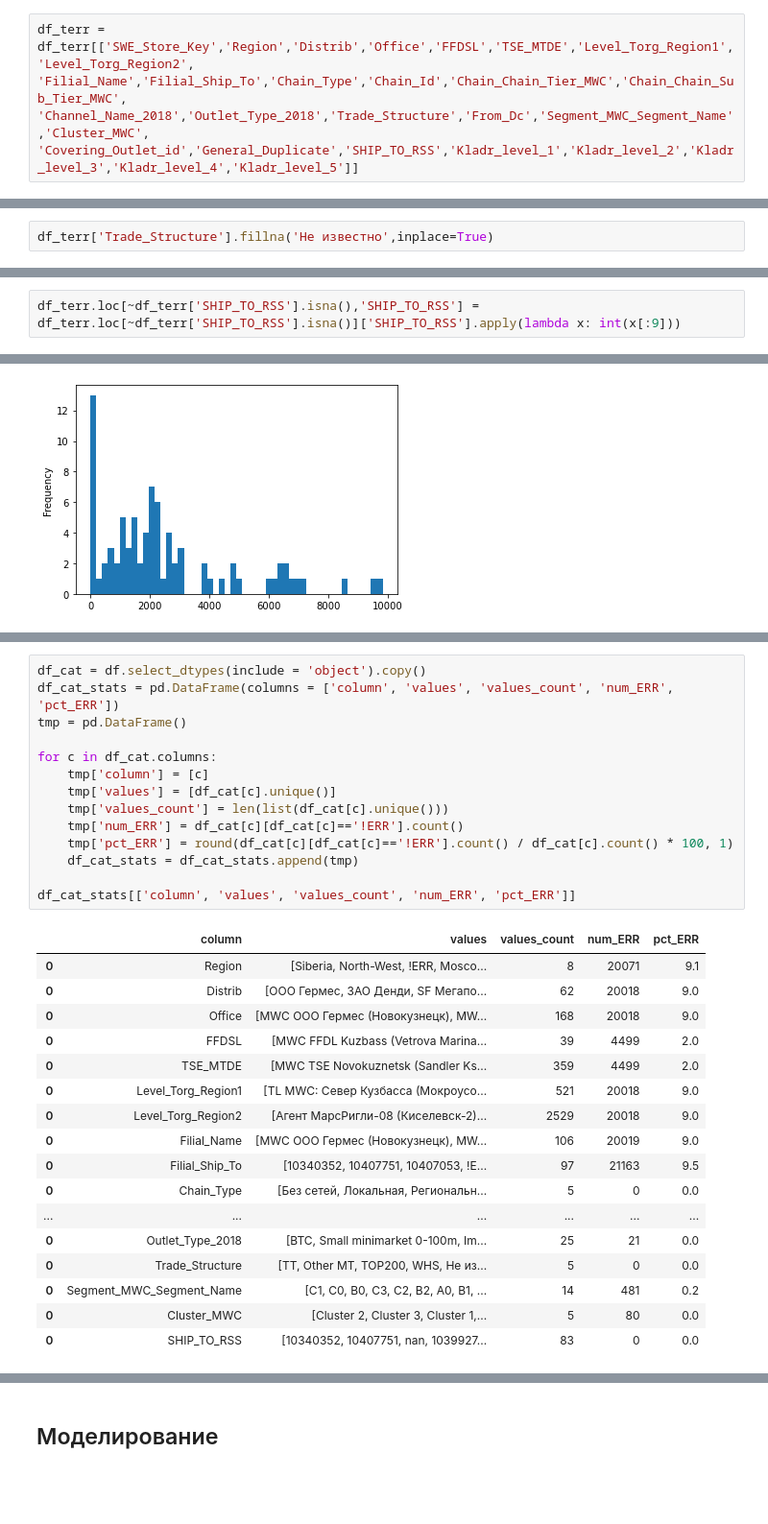
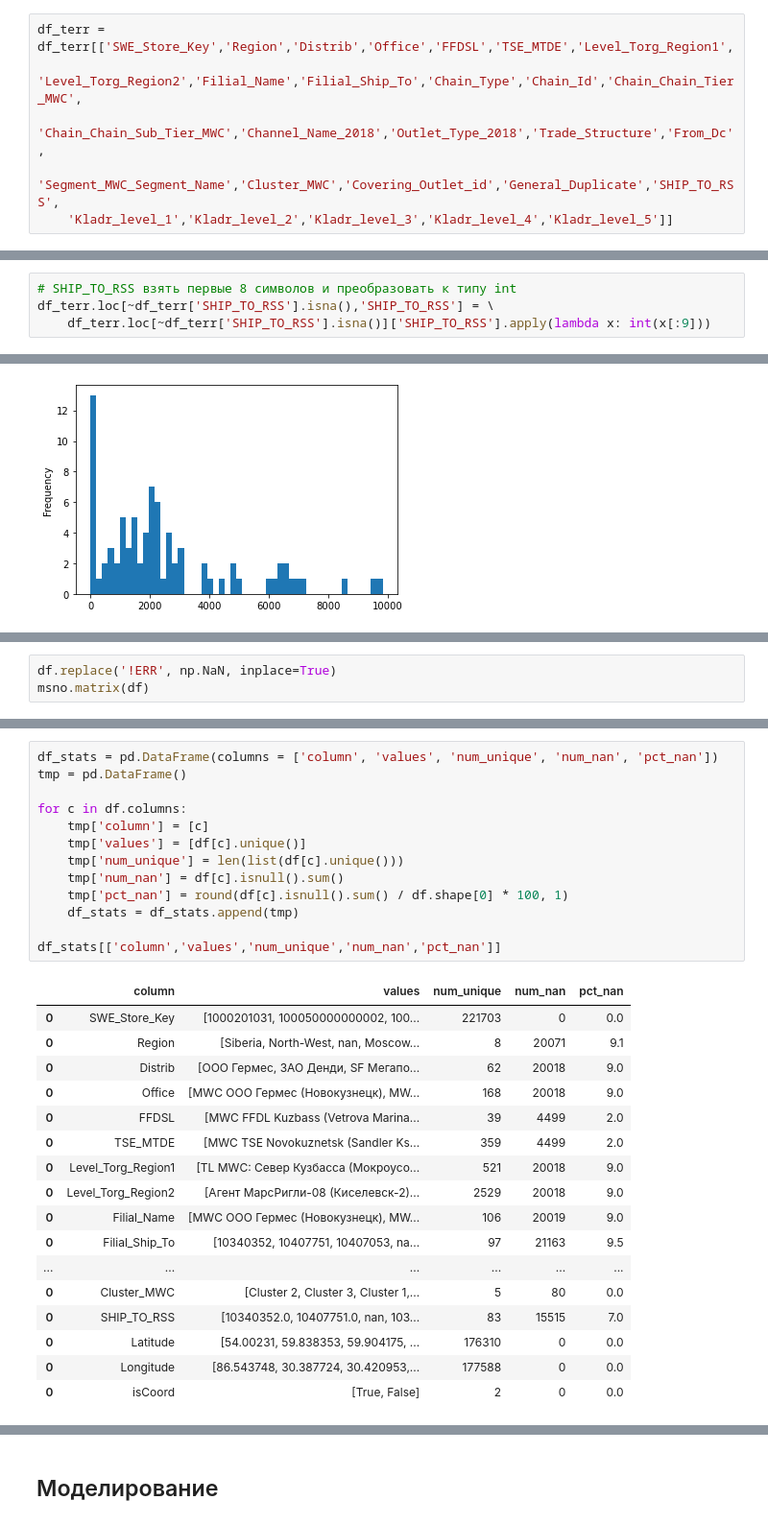
Before and after one commit to pigidser/Territory-Prediction, a Jupyter notebook: Data analysis and pre-processing.ipynb, the cells around one changed output, grey strips where cells are left out. Shown at 96% size. Drawn from its saved outputs; the diff is of its cells as text; blank space fills up the shorter version.

```diff
--- a/Data analysis and pre-processing.ipynb
+++ b/Data analysis and pre-processing.ipynb
@@ -113,10 +108,11 @@ memory usage: 79.9+ MB
 # %% [markdown]
 Теперь удалим поля с названиями, для которых имеются соответствующие коды, а также поля без значений. Также нужно убрать информацию о продажах и визитах в точку (LSV, _Visited), так как это информация о последнем визите одного из дистрибьюторов в точку (а нам известно, что точку могут посещать несколько дистрибьюторов).
 # %%
-df_terr = df_terr[['SWE_Store_Key','Region','Distrib','Office','FFDSL','TSE_MTDE','Level_Torg_Region1','Level_Torg_Region2',
-'Filial_Name','Filial_Ship_To','Chain_Type','Chain_Id','Chain_Chain_Tier_MWC','Chain_Chain_Sub_Tier_MWC',
-'Channel_Name_2018','Outlet_Type_2018','Trade_Structure','From_Dc','Segment_MWC_Segment_Name','Cluster_MWC',
-'Covering_Outlet_id','General_Duplicate','SHIP_TO_RSS','Kladr_level_1','Kladr_level_2','Kladr_level_3','Kladr_level_4','Kladr_level_5']]
+df_terr = df_terr[['SWE_Store_Key','Region','Distrib','Office','FFDSL','TSE_MTDE','Level_Torg_Region1',
+    'Level_Torg_Region2','Filial_Name','Filial_Ship_To','Chain_Type','Chain_Id','Chain_Chain_Tier_MWC',
+    'Chain_Chain_Sub_Tier_MWC','Channel_Name_2018','Outlet_Type_2018','Trade_Structure','From_Dc',
+    'Segment_MWC_Segment_Name','Cluster_MWC','Covering_Outlet_id','General_Duplicate','SHIP_TO_RSS',
+    'Kladr_level_1','Kladr_level_2','Kladr_level_3','Kladr_level_4','Kladr_level_5']]
 # %% [markdown]
 Также от бизнеса получена информация, что в данных содержится информация о точках-дубликатах и определен способ оставить только основные (актуальные) точки
 # %%
@@ -147,2 +122,0 @@ memory usage: 44.2+ MB
-# %%
-df_terr['Trade_Structure'].fillna('Не известно',inplace=True)
@@ -172,4 +146,6 @@ Name: SHIP_TO_RSS, dtype: object
 # %% [markdown]
 Задан дополнительный вопрос к бизнесу, почему для некоторых точек идёт два или три кода доставки, и получен ответ, что нужно использовать только первый код.
 # %%
-df_terr.loc[~df_terr['SHIP_TO_RSS'].isna(),'SHIP_TO_RSS'] = df_terr.loc[~df_terr['SHIP_TO_RSS'].isna()]['SHIP_TO_RSS'].apply(lambda x: int(x[:9]))
+# SHIP_TO_RSS взять первые 8 символов и преобразовать к типу int
+df_terr.loc[~df_terr['SHIP_TO_RSS'].isna(),'SHIP_TO_RSS'] = \
+    df_terr.loc[~df_terr['SHIP_TO_RSS'].isna()]['SHIP_TO_RSS'].apply(lambda x: int(x[:9]))
@@ -270,0 +266,3 @@ ship_counts['COUNTS'].plot(kind='hist',bins=50)
+# %%
+df.replace('!ERR', np.NaN, inplace=True)
+msno.matrix(df)
@@ -271,20 +274,20 @@ ship_counts['COUNTS'].plot(kind='hist',bins=50)
 # %%
-df_cat = df.select_dtypes(include = 'object').copy()
-df_cat_stats = pd.DataFrame(columns = ['column', 'values', 'values_count', 'num_ERR', 'pct_ERR'])
+df_stats = pd.DataFrame(columns = ['column', 'values', 'num_unique', 'num_nan', 'pct_nan'])
 tmp = pd.DataFrame()
 
-for c in df_cat.columns:
+for c in df.columns:
     tmp['column'] = [c]
-    tmp['values'] = [df_cat[c].unique()]
-    tmp['values_count'] = len(list(df_cat[c].unique()))
-    tmp['num_ERR'] = df_cat[c][df_cat[c]=='!ERR'].count()
-    tmp['pct_ERR'] = round(df_cat[c][df_cat[c]=='!ERR'].count() / df_cat[c].count() * 100, 1)
-    df_cat_stats = df_cat_stats.append(tmp)
+    tmp['values'] = [df[c].unique()]
+    tmp['num_unique'] = len(list(df[c].unique()))
+    tmp['num_nan'] = df[c].isnull().sum()
+    tmp['pct_nan'] = round(df[c].isnull().sum() / df.shape[0] * 100, 1)
+    df_stats = df_stats.append(tmp)
 
-df_cat_stats[['column', 'values', 'values_count', 'num_ERR', 'pct_ERR']]
+df_stats[['column','values','num_unique','num_nan','pct_nan']]
 # %% [output]
-|  | column | values | values_count | num_ERR | pct_ERR |
-| 0 | Region | [Siberia, North-West, !ERR, Mosco... | 8 | 20071 | 9.1 |
+|  | column | values | num_unique | num_nan | pct_nan |
+| 0 | SWE_Store_Key | [1000201031, 100050000000002, 100... | 221703 | 0 | 0.0 |
+| 0 | Region | [Siberia, North-West, nan, Moscow... | 8 | 20071 | 9.1 |
 | 0 | Distrib | [ООО Гермес, ЗАО Денди, SF Мегапо... | 62 | 20018 | 9.0 |
 | 0 | Office | [MWC ООО Гермес (Новокузнецк), MW... | 168 | 20018 | 9.0 |
 | 0 | FFDSL | [MWC FFDL Kuzbass (Vetrova Marina... | 39 | 4499 | 2.0 |
@@ -292,12 +295,11 @@ df_cat_stats[['column', 'values', 'values_count', 'num_ERR', 'pct_ERR']]
 | 0 | Level_Torg_Region1 | [TL MWC: Север Кузбасса (Мокроусо... | 521 | 20018 | 9.0 |
 | 0 | Level_Torg_Region2 | [Агент МарсРигли-08 (Киселевск-2)... | 2529 | 20018 | 9.0 |
 | 0 | Filial_Name | [MWC ООО Гермес (Новокузнецк), MW... | 106 | 20019 | 9.0 |
-| 0 | Filial_Ship_To | [10340352, 10407751, 10407053, !E... | 97 | 21163 | 9.5 |
-| 0 | Chain_Type | [Без сетей, Локальная, Региональн... | 5 | 0 | 0.0 |
+| 0 | Filial_Ship_To | [10340352, 10407751, 10407053, na... | 97 | 21163 | 9.5 |
 | ... | ... | ... | ... | ... | ... |
-| 0 | Outlet_Type_2018 | [BTC, Small minimarket 0-100m, Im... | 25 | 21 | 0.0 |
-| 0 | Trade_Structure | [TT, Other MT, TOP200, WHS, Не из... | 5 | 0 | 0.0 |
-| 0 | Segment_MWC_Segment_Name | [C1, C0, B0, C3, C2, B2, A0, B1, ... | 14 | 481 | 0.2 |
 | 0 | Cluster_MWC | [Cluster 2, Cluster 3, Cluster 1,... | 5 | 80 | 0.0 |
-| 0 | SHIP_TO_RSS | [10340352, 10407751, nan, 1039927... | 83 | 0 | 0.0 |
+| 0 | SHIP_TO_RSS | [10340352.0, 10407751.0, nan, 103... | 83 | 15515 | 7.0 |
+| 0 | Latitude | [54.00231, 59.838353, 59.904175, ... | 176310 | 0 | 0.0 |
+| 0 | Longitude | [86.543748, 30.387724, 30.420953,... | 177588 | 0 | 0.0 |
+| 0 | isCoord | [True, False] | 2 | 0 | 0.0 |
 # %% [markdown]
```
Also changed, not shown: parts of 85 cells of this notebook.
